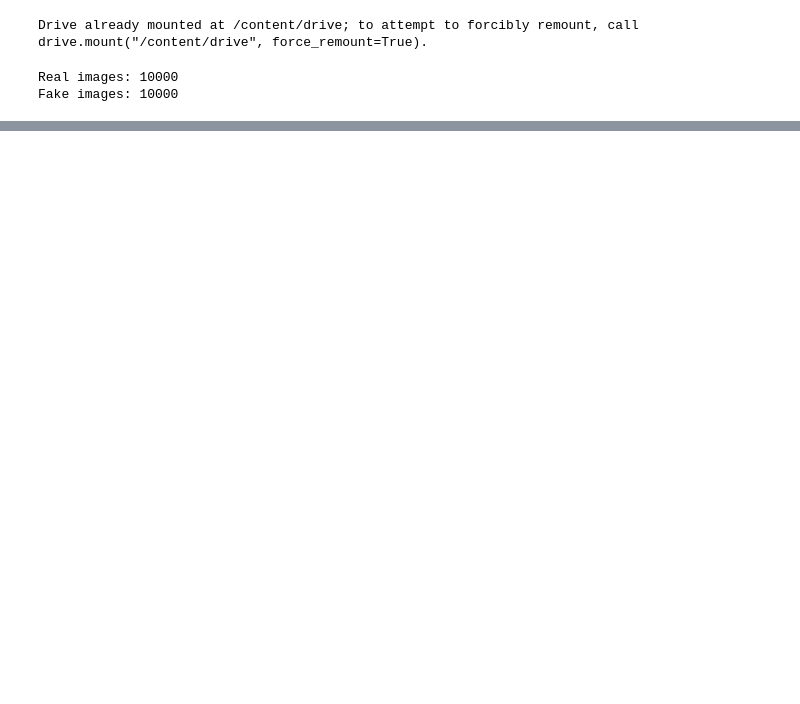
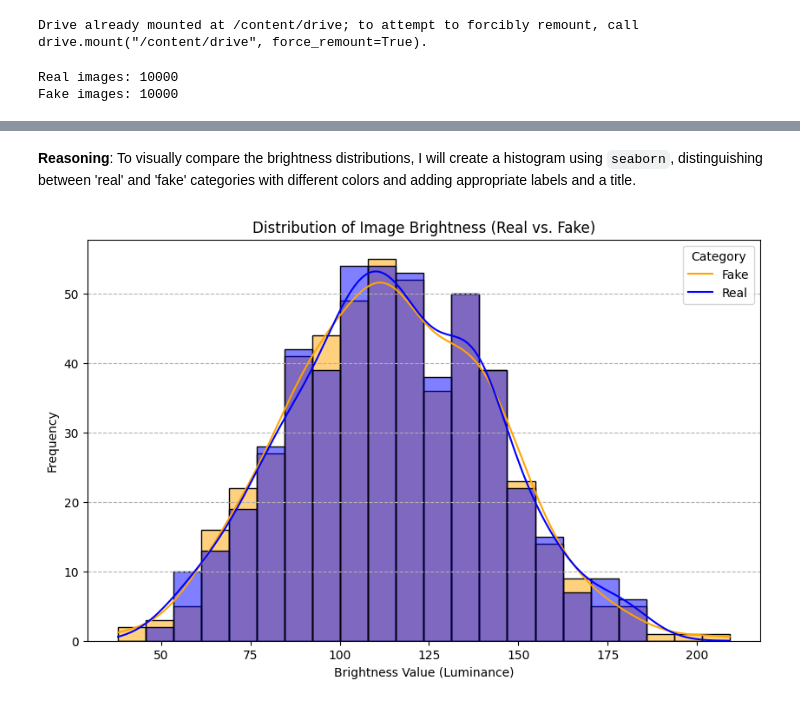
Before and after one commit to AnthonyJia/DS4002_Project3, a Jupyter notebook: SCRIPTS/download_data_and_eda.ipynb, the cells around one changed output, grey strips where cells are left out. Saved outputs shown, nothing was run; the diff lists cells and outputs as text; code cells hidden in the pictures; blank space fills up the shorter version.

```diff
--- a/SCRIPTS/download_data_and_eda.ipynb
+++ b/SCRIPTS/download_data_and_eda.ipynb
@@ -58,0 +182,26 @@ Fake images: 10000
+# %%
+import random
+from pathlib import Path
+
+# Get all real image paths
+all_real_image_paths = list(Path(REAL_DIR).rglob('*.png'))
+
+# Randomly select 500 real image paths
+sampled_real_images_subset = random.sample(all_real_image_paths, 500)
+
+# Get all fake image paths
+all_fake_image_paths = list(Path(FAKE_DIR).rglob('*.png'))
+
+# Randomly select 500 fake image paths
+sampled_fake_images_subset = random.sample(all_fake_image_paths, 500)
+
+print(f"Number of sampled real images: {len(sampled_real_images_subset)}")
+print(f"Number of sampled fake images: {len(sampled_fake_images_subset)}")
+
+print("\nFirst 5 sampled real image paths:")
+for i, path in enumerate(sampled_real_images_subset[:5]):
+    print(f"  {i+1}. {path}")
+
+print("\nFirst 5 sampled fake image paths:")
+for i, path in enumerate(sampled_fake_images_subset[:5]):
+    print(f"  {i+1}. {path}")
@@ -58,0 +457,5 @@ Fake images: 10000
+# %%
+df_image_properties['brightness'] = 0.299 * df_image_properties['avg_r'] + 0.587 * df_image_properties['avg_g'] + 0.114 * df_image_properties['avg_b']
+
+print("DataFrame with new 'brightness' column:")
+print(df_image_properties.head())
@@ -58,0 +496,17 @@ Fake images: 10000
+# %% [markdown]
+**Reasoning**:
+To visually compare the brightness distributions, I will create a histogram using `seaborn`, distinguishing between 'real' and 'fake' categories with different colors and adding appropriate labels and a title.
+# %%
+import matplotlib.pyplot as plt
+import seaborn as sns
+
+plt.figure(figsize=(10, 6))
+sns.histplot(data=df_image_properties, x='brightness', hue='category', kde=True, palette={'real': 'blue', 'fake': 'orange'})
+plt.title('Distribution of Image Brightness (Real vs. Fake)')
+plt.xlabel('Brightness Value (Luminance)')
+plt.ylabel('Frequency')
+plt.legend(title='Category', labels=['Fake', 'Real'])
+plt.grid(axis='y', linestyle='--')
+plt.show()
+# %% [output]
+[figure, added]
```
Also changed, not shown: parts of 59 cells of this notebook.
